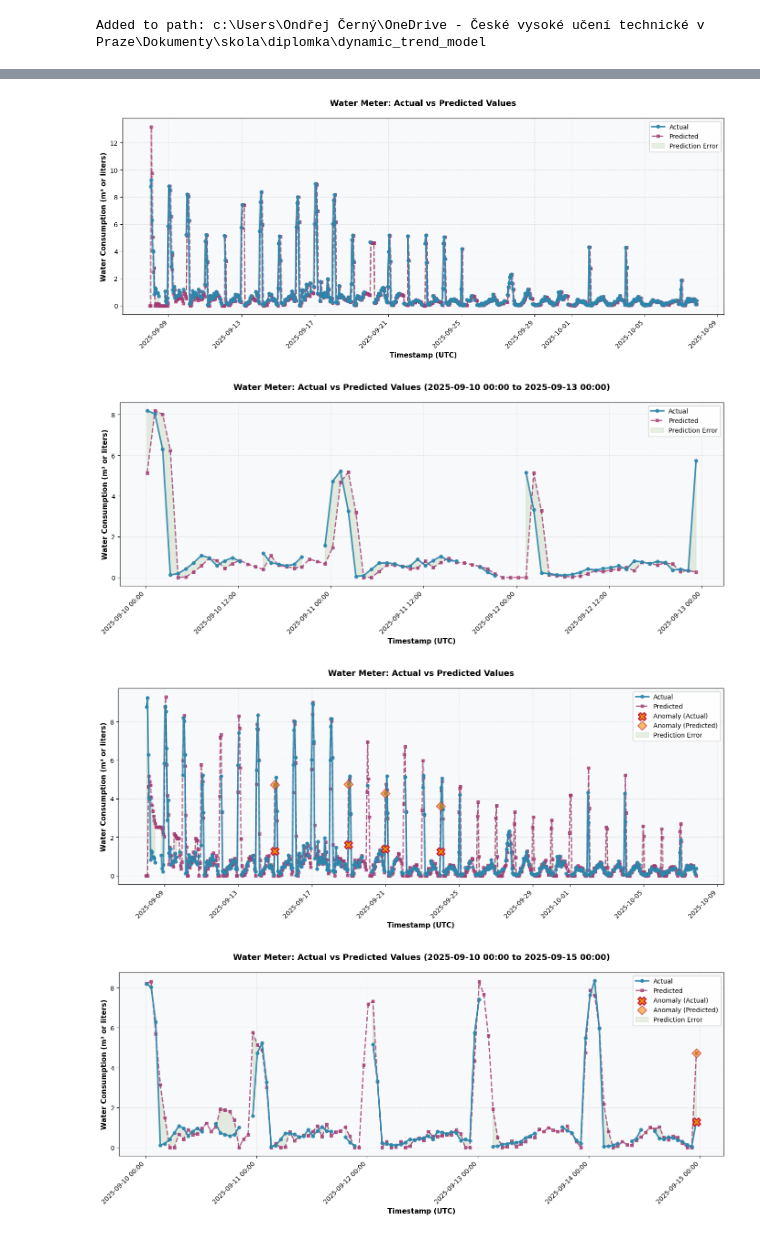
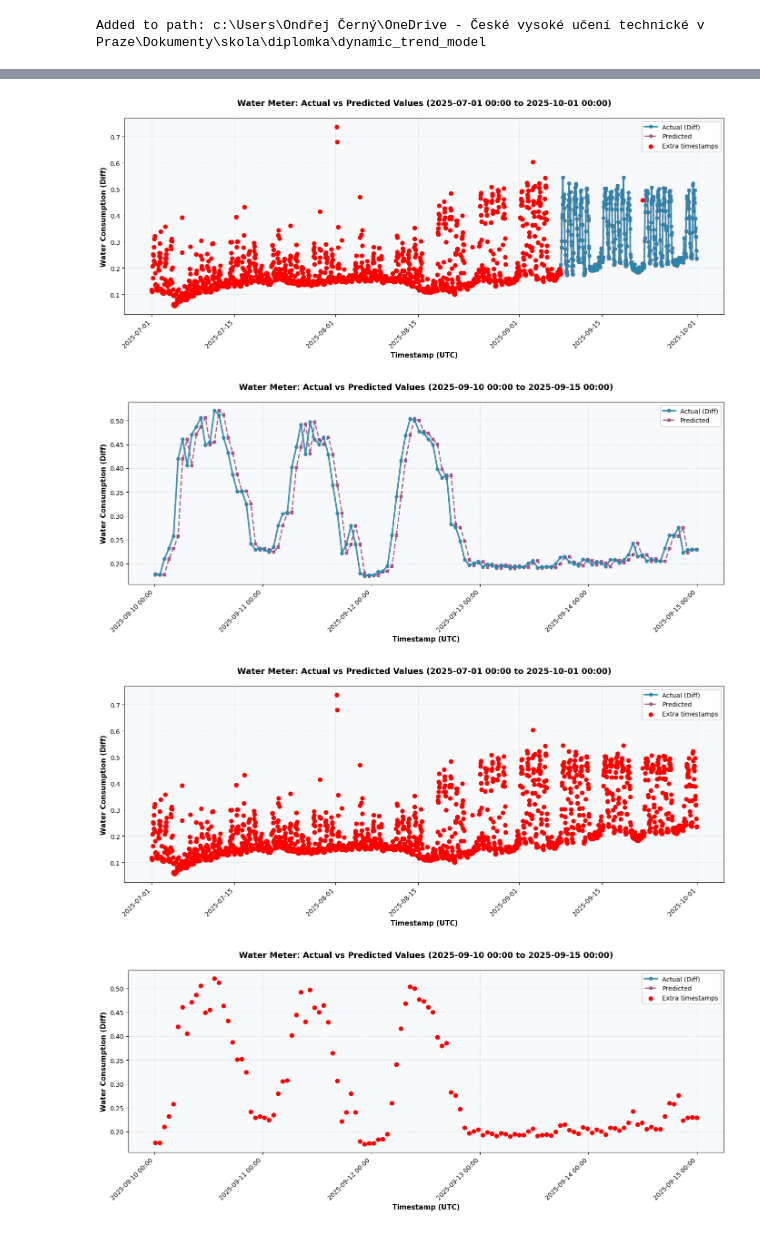
Before and after one commit to andres-cerny/master_thesis, a Jupyter notebook: dynamic_trend_model/compare_models.ipynb, the cells around one changed output, grey strips where cells are left out. Drawn from its saved outputs; the diff is of its cells as text; code cells hidden in the pictures.

```diff
--- a/dynamic_trend_model/compare_models.ipynb
+++ b/dynamic_trend_model/compare_models.ipynb
@@ -783,10 +965,17 @@ meter_id = 137402
 # %%
 from local_level_fixed_slope import process_single_meter
 process_single_meter(f'../data_w_diff_001/{meter_id}.csv', predictions_output_csv='../test_pred.csv')
-df = pd.read_csv('../test_pred.csv')
-df['timestamp_utc'] = pd.to_datetime(df['timestamp_utc'])
+df_predicted = pd.read_csv('../test_pred.csv')
+df_predicted['timestamp_utc'] = pd.to_datetime(df_predicted['timestamp_utc'])
 
-fig1, ax1 = plot_water_meter_anomalies(df)
+df_actuals_dots = pd.read_csv(f'../data_w_diff_001/{meter_id}.csv').dropna()
+df_actuals_dots['timestamp_utc'] = pd.to_datetime(df_actuals_dots['timestamp_utc'])
+
+df_actuals_with_gaps = df_predicted[['actual', 'timestamp_utc']].rename(columns={'actual': 'Diff'})
+
+fig1, ax1 = plot_water_meter_anomalies(df_actuals=df_actuals_with_gaps, df_predicted=df_predicted, df_red_dots=df_actuals_dots,
+    start_date='2025-07-01 00:00:00+00:00',
+    end_date='2025-10-01 00:00:00+00:00')
 plt.show()
 # %% [output]
-[figure, old version]
+[figure, new version]
@@ -793,24 +985,30 @@ plt.show()
 # %%
-fig2, ax2 = plot_water_meter_anomalies(df,
-        start_date='2025-09-10 00:00:00+00:00',
-        end_date='2025-09-13 00:00:00+00:00')
+fig2, ax2 = plot_water_meter_anomalies(df_actuals=df_actuals_with_gaps, df_predicted=df_predicted, df_red_dots=df_actuals_dots,
+        start_date=start_date,
+        end_date=end_date)
 plt.show()
 # %% [output]
-[figure, old version]
+[figure, new version]
 # %%
 from local_level_unobserved_components import process_single_meter
-process_single_meter(f'../data_w_diff_001/{meter_id}.csv', predictions_output_csv='../test_pred_seasonal.csv')
-df = pd.read_csv('../test_pred_seasonal.csv')
-df['timestamp_utc'] = pd.to_datetime(df['timestamp_utc'])
+process_single_meter(f'../data_w_diff_001/{meter_id}.csv', predictions_output_csv='../test_pred.csv')
+df_predicted = pd.read_csv('../test_pred.csv')
+df_predicted['timestamp_utc'] = pd.to_datetime(df_predicted['timestamp_utc'])
 
-fig1, ax1 = plot_water_meter_anomalies(df)
-plt.show()
+df_actuals_red_dot = pd.read_csv(f'../data_w_diff_001/{meter_id}.csv').dropna()
+df_actuals_red_dot['timestamp_utc'] = pd.to_datetime(df_actuals_red_dot['timestamp_utc'])
+
+df_actuals_with_gaps = df_predicted[['actual', 'timestamp_utc']].rename(columns={'actual': 'Diff'})
+
+fig1, ax1 = plot_water_meter_anomalies(df_actuals=df_actuals_with_gaps, df_predicted=df_predicted, df_red_dots=df_actuals_red_dot,
+    start_date='2025-07-01 00:00:00+00:00',
+    end_date='2025-10-01 00:00:00+00:00')
 # %% [output]
-[figure, old version]
+[figure, new version]
 # %%
-fig2, ax2 = plot_water_meter_anomalies(df,
-        start_date='2025-09-10 00:00:00+00:00',
-        end_date='2025-09-15 00:00:00+00:00')
+fig2, ax2 = plot_water_meter_anomalies(df_actuals=df_actuals_with_gaps, df_predicted=df_predicted, df_red_dots=df_actuals_red_dot,
+        start_date=start_date,
+        end_date=end_date)
 plt.show()
 # %% [output]
-[figure, old version]
+[figure, new version]
```
Also changed, not shown: parts of 36 cells of this notebook.
